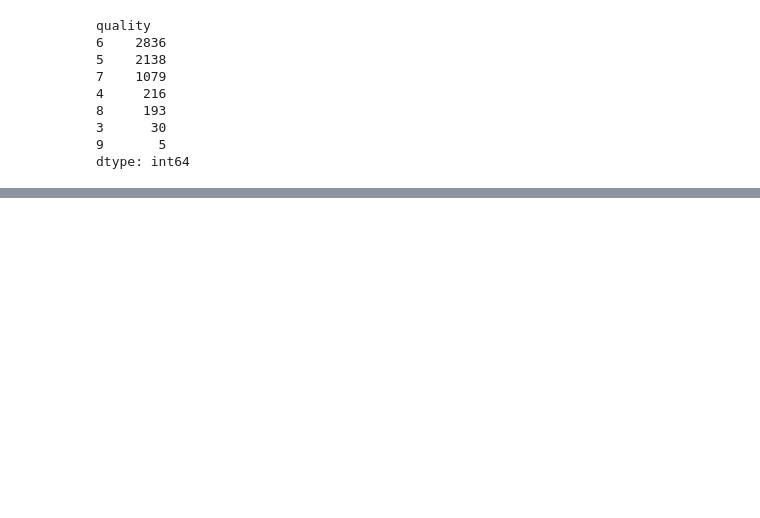
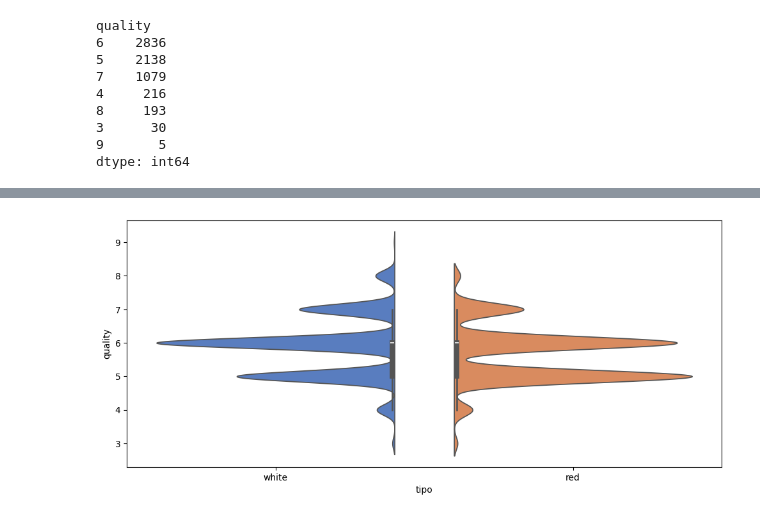
Before and after one commit to Caleidoscopa/XAI-Project-Work, a Jupyter notebook: XAI Project Work.ipynb, the cells around one changed output, grey strips where cells are left out. Saved outputs shown, nothing was run; the diff lists cells and outputs as text; code cells hidden in the pictures; blank space fills up the shorter version.

```diff
--- a/XAI Project Work.ipynb
+++ b/XAI Project Work.ipynb
@@ -108,0 +174,15 @@ dtype: int64
+# %%
+plt.figure(figsize=(12, 5))
+sns.violinplot(x="tipo",
+               y="quality",
+               hue="tipo",
+               data=wine,
+               gridsize=1000,
+               palette="muted",
+               split=True,
+               saturation=0.75)
+plt.show()
+# NON molto senso sto plot forse...alla fine è un density estimator però orizzontale, sicuro meglio farlo verticale magari mettendo:
+# asse x : tipo white - red ;; asse y : quality ;; colore riempimento istogramma/curva/quellochesarà vote Good-Bad (oppure invece del colore mettere tipo una linea orizzonatale)
+# %% [output]
+[figure, added]
```
Also changed, not shown: parts of 27 cells of this notebook, 3 other files.
